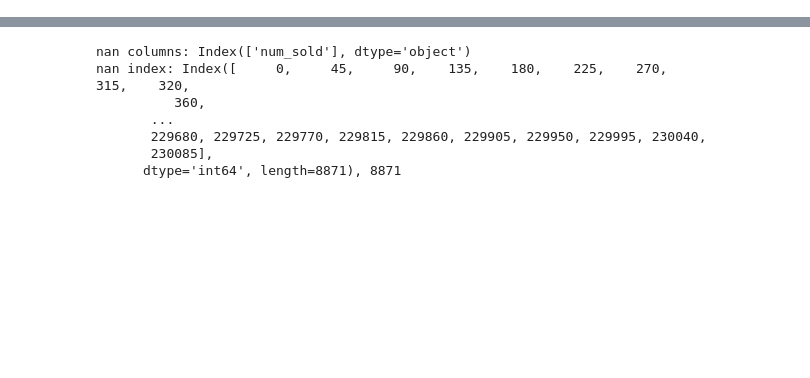
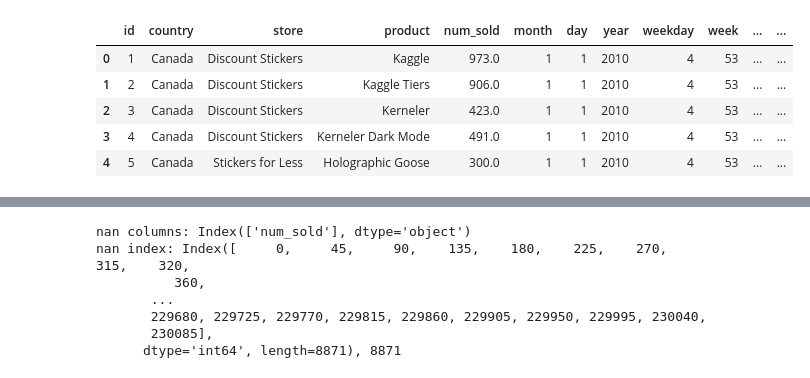
Before and after one commit to YHTR0257/forecasting_sticker_sales, a Jupyter notebook: notebooks/001.ipynb, the cells around one changed output, grey strips where cells are left out. Cells and saved outputs as stored; diff of their text form; code cells hidden in the pictures; blank space fills up the shorter version.

```diff
--- a/notebooks/001.ipynb
+++ b/notebooks/001.ipynb
@@ -7,0 +13,88 @@ nb_name = '001'
+# %%
+
+def feature_engineering(df, **kwargs):
+    """
+    Feature Engineering
+    """
+
+    # Validation
+    if 'date' not in df.columns:
+        df['date'] = df.index
+        # raise ValueError(f'date column is not in the dataframe. It has {df.columns}')
+    def _fill_params(_prodf):
+        _prodf['date'] = pd.to_datetime(_prodf['date'])
+        _prodf['month'] = _prodf['date'].dt.month
+        _prodf['day'] = _prodf['date'].dt.day
+        _prodf['year'] = _prodf['date'].dt.year
+        _prodf['weekday'] = _prodf['date'].dt.weekday
+        _prodf['week'] = _prodf['date'].dt.isocalendar().week
+        _prodf['quarter'] = _prodf['date'].dt.quarter
+        _prodf['is_month_start'] = _prodf['date'].dt.is_month_start
+        _prodf['is_month_end'] = _prodf['date'].dt.is_month_end
+        _prodf['is_quarter_start'] = _prodf['date'].dt.is_quarter_start
+        _prodf['is_quarter_end'] = _prodf['date'].dt.is_quarter_end
+        _prodf['is_year_start'] = _prodf['date'].dt.is_year_start
+        _prodf['is_year_end'] = _prodf['date'].dt.is_year_end
+        #True:1, False:0
+        _prodf['is_month_start'] = _prodf['is_month_start'].astype(int)
+        _prodf['is_month_end'] = _prodf['is_month_end'].astype(int)
+        _prodf['is_quarter_start'] = _prodf['is_quarter_start'].astype(int)
+        _prodf['is_quarter_end'] = _prodf['is_quarter_end'].astype(int)
+        _prodf['is_year_start'] = _prodf['is_year_start'].astype(int)
+        _prodf['is_year_end'] = _prodf['is_year_end'].astype(int)
+        _prodf['is_weekend'] = _prodf['weekday'].apply(lambda x: 1 if x >= 5 else 0)
+        _prodf['is_weekday'] = _prodf['weekday'].apply(lambda x: 1 if x < 5 else 0)
+        return _prodf
+    has_nan = df.isna().any(axis=1)
+    _df_with_nan = df[has_nan]
+    _df_with_nan = _df_with_nan.copy()
+    df = df[~has_nan]
+    _df = df.copy()
+    _df = _fill_params(_df)
+    _10day_mean_df = pd.DataFrame(_df['num_sold'].resample('10D').mean())
+    for idx in _10day_mean_df.index:
+        mask = (_df_with_nan.index >= idx) & (_df_with_nan.index <= idx + relativedelta(days=10))
+        _df_with_nan.loc[mask, 'num_sold'] = _10day_mean_df.loc[idx, 'num_sold']
+    _df_with_nan = _fill_params(_df_with_nan)
+    _df = pd.concat([_df, _df_with_nan], axis=0)
+    _intervals = kwargs.get('intervals', ['D', '10D', 'W', 'ME', 'YE'])
+    _intervals = {'10day': ['10D', 10], 'week': ['W', 7], 'month': ['ME', 30], 'year': ['YE', 365]}
+    for key, value in _intervals.items():
+        _processed_df1 = pd.DataFrame(_df['num_sold'].resample(value[0]).mean())
+        _processed_df1.rename(columns={'num_sold': f'num_sold_{key}_mean'}, inplace=True)
+        _processed_df2 = pd.DataFrame(_df['num_sold'].resample(value[0]).sum())
+        _processed_df2.rename(columns={'num_sold': f'num_sold_{key}_sum'}, inplace=True)
+        _processed_df3 = pd.DataFrame(_df['num_sold'].resample(value[0]).std())
+        _processed_df3.rename(columns={'num_sold': f'num_sold_{key}_std'}, inplace=True)
+        _processed_df4 = pd.DataFrame(_df['num_sold'].resample(value[0]).max())
+        _processed_df4.rename(columns={'num_sold': f'num_sold_{key}_max'}, inplace=True)
+        _processed_df5 = pd.DataFrame(_df['num_sold'].resample(value[0]).min())
+        _processed_df5.rename(columns={'num_sold': f'num_sold_{key}_min'}, inplace=True)
+        _processed_df = pd.concat([_processed_df1, _processed_df2, _processed_df3, _processed_df4, _processed_df5], axis=1)
+        _processed_df['to_dt'] = _processed_df.index
+        for idx in _processed_df.index:
+            if idx == _processed_df.index[0]:
+                _df.loc[idx, f'num_sold_{key}_mean'] = _processed_df.loc[idx, f'num_sold_{key}_mean']
+            _processed_df.loc[idx, 'from_dt'] = _processed_df.loc[idx, 'to_dt'] - relativedelta(days=value[1])
+            mask = (_df.index >= _processed_df.loc[idx, 'from_dt']) & (_df.index <= _processed_df.loc[idx, 'to_dt'])
+            _df.loc[mask, f'num_sold_{key}_mean'] = _processed_df.loc[idx, f'num_sold_{key}_mean']
+            _df.loc[mask, f'num_sold_{key}_sum'] = _processed_df.loc[idx, f'num_sold_{key}_sum']
+            _df.loc[mask, f'num_sold_{key}_std'] = _processed_df.loc[idx, f'num_sold_{key}_std']
+            _df.loc[mask, f'num_sold_{key}_max'] = _processed_df.loc[idx, f'num_sold_{key}_max']
+            _df.loc[mask, f'num_sold_{key}_min'] = _processed_df.loc[idx, f'num_sold_{key}_min']
+    _df.reset_index(drop=True, inplace=True)
+    _df.drop('date', axis=1, inplace=True)
+    return _df
+
+data_path = '../datas/train.csv'
+
+test_df = pd.read_csv(data_path, parse_dates=True, index_col='date')
+modified_test_df = feature_engineering(test_df)
+display(modified_test_df.head())
+# %% [output]
+|  | id | country | store | product | num_sold | month | day | year | weekday | week | ... | ... |
+| 0 | 1 | Canada | Discount Stickers | Kaggle | 973.0 | 1 | 1 | 2010 | 4 | 53 | ... | ... |
+| 1 | 2 | Canada | Discount Stickers | Kaggle Tiers | 906.0 | 1 | 1 | 2010 | 4 | 53 | ... | ... |
+| 2 | 3 | Canada | Discount Stickers | Kerneler | 423.0 | 1 | 1 | 2010 | 4 | 53 | ... | ... |
+| 3 | 4 | Canada | Discount Stickers | Kerneler Dark Mode | 491.0 | 1 | 1 | 2010 | 4 | 53 | ... | ... |
+| 4 | 5 | Canada | Stickers for Less | Holographic Goose | 300.0 | 1 | 1 | 2010 | 4 | 53 | ... | ... |
```
Also changed, not shown: parts of 11 cells of this notebook, 2 other files.
